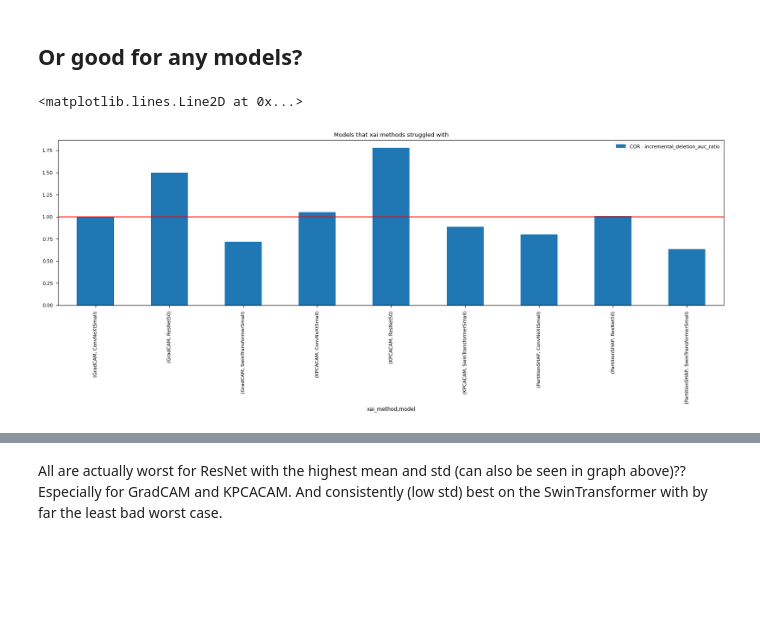
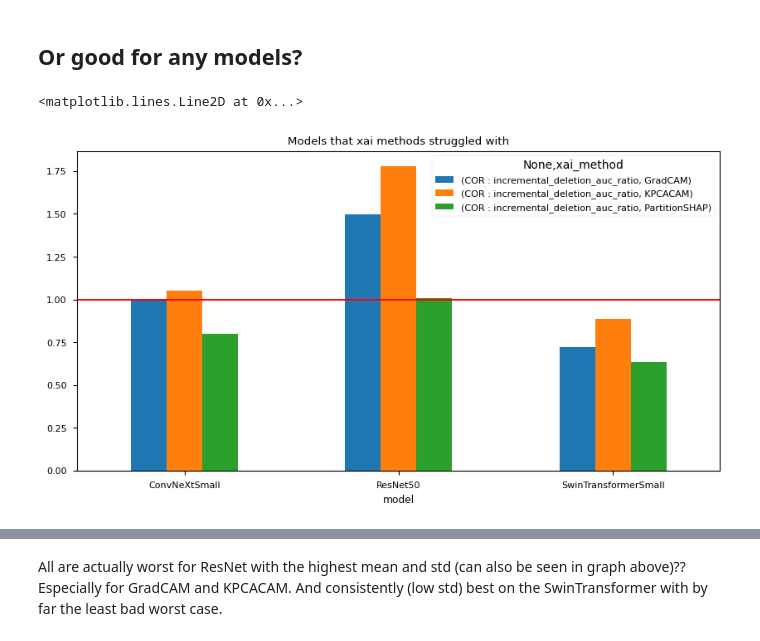
Before and after one commit to tameTNT/evaluating-xai-remote-sensing, a Jupyter notebook: notebooks/systematic_exploration.ipynb, the cells around one changed output, grey strips where cells are left out. Saved outputs shown, nothing was run; the diff lists cells and outputs as text; code cells hidden in the pictures; blank space fills up the shorter version.

```diff
--- a/notebooks/systematic_exploration.ipynb
+++ b/notebooks/systematic_exploration.ipynb
@@ -244,11 +244,11 @@ All methods seem better than random for EuroSATMS deletion. PatternNet is hard f
 # %% [markdown]
 ## Or good for any models?
 # %%
-cor_id_df.groupby(["xai_method", "model"]).mean().plot(kind="bar", figsize=(20, 5), title="Models that xai methods struggled with")
+cor_id_df.reset_index(level=0).pivot(columns="xai_method").groupby(["model"]).mean().plot(kind="bar", rot=0, figsize=(10, 5), title="Models that xai methods struggled with")
 plt.axhline(1, color="r")
 # %% [output]
 <matplotlib.lines.Line2D at 0x...>
-[figure, old version]
+[figure, new version]
 # %%
 cor_id_df.groupby(["xai_method", "model"]).describe()
 # %% [output]
```
Also changed, not shown: parts of 5 cells of this notebook, 1 other file.
